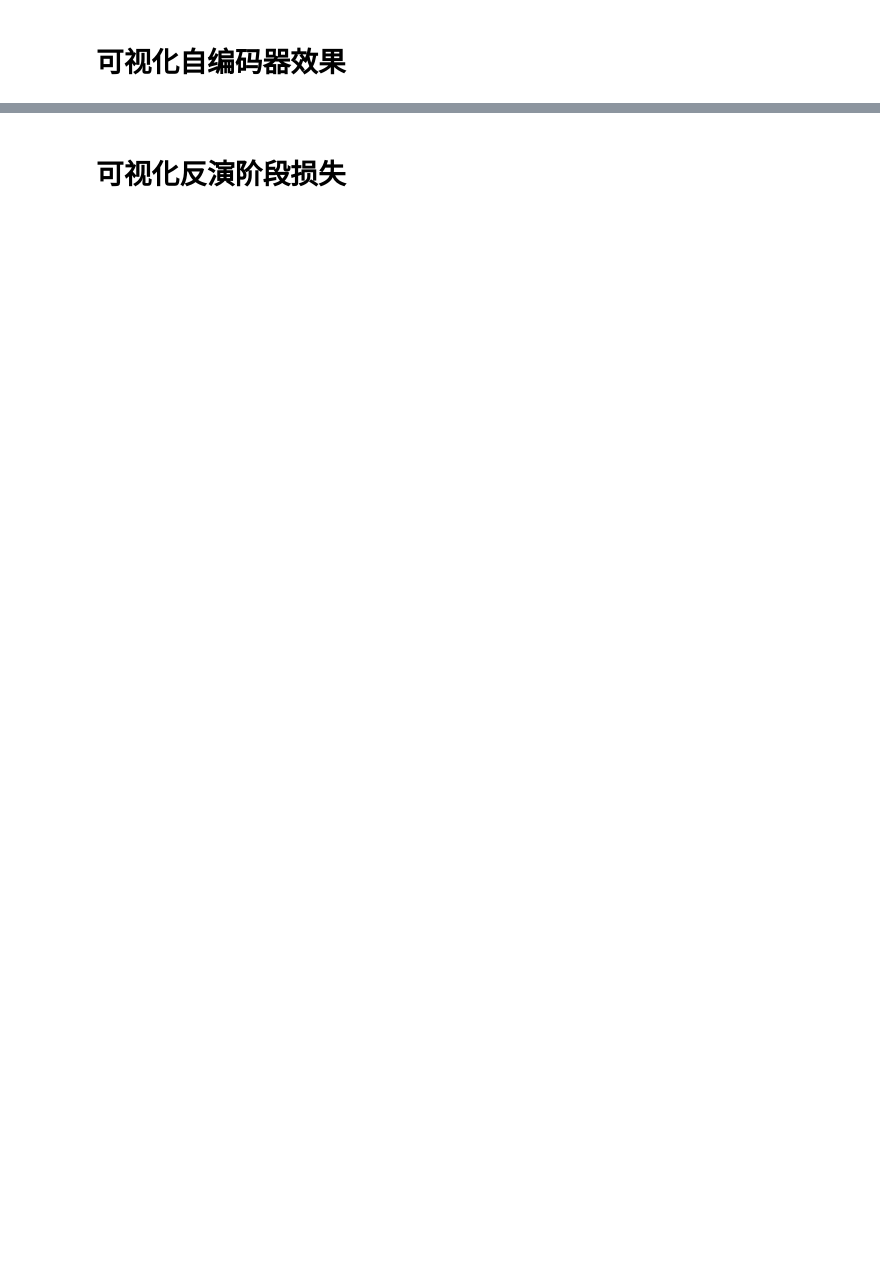
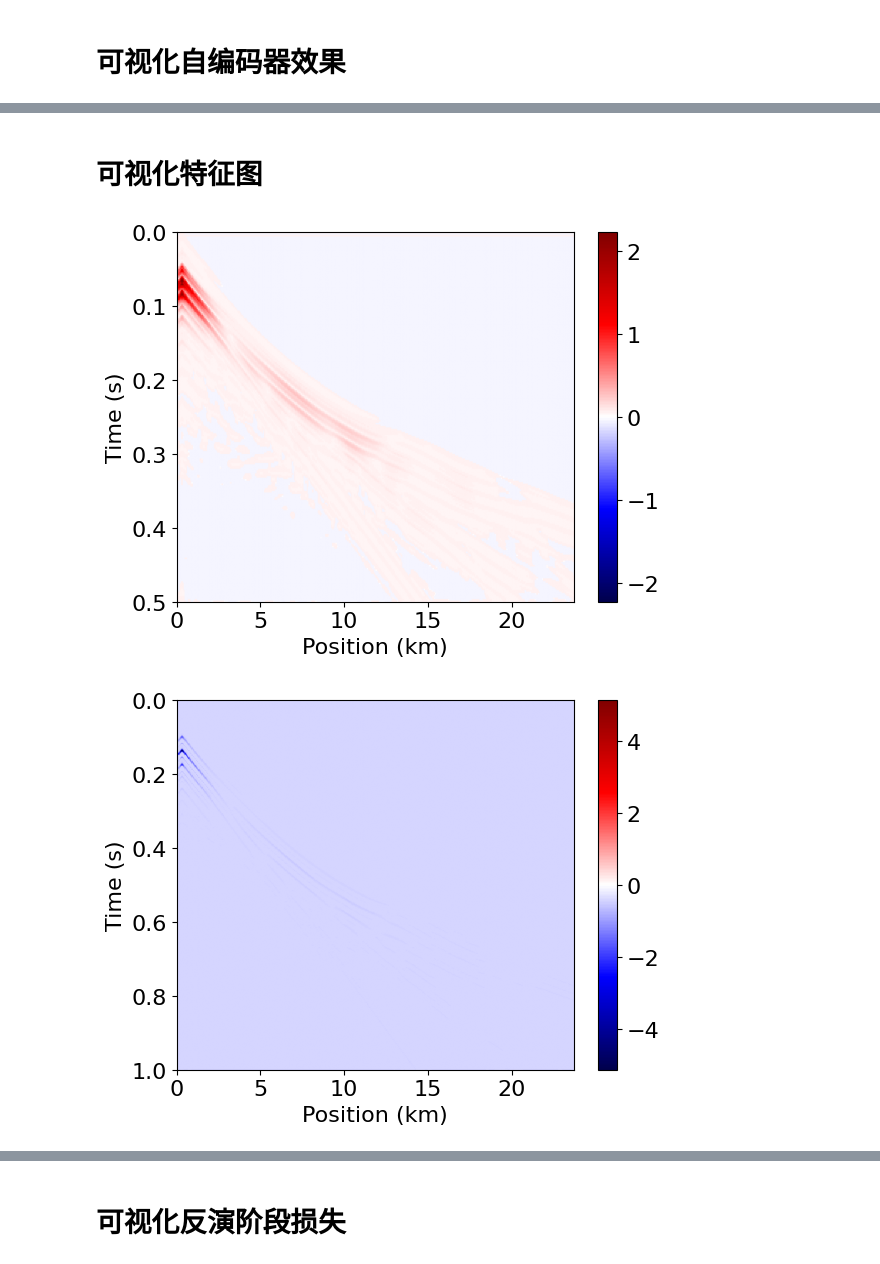
Before and after one commit to yibiaoliu/nn_loss, a Jupyter notebook: vis.ipynb, the cells around one changed output, grey strips where cells are left out. Cells and saved outputs as stored; diff of their text form; code cells hidden in the pictures; blank space fills up the shorter version.

```diff
--- a/vis.ipynb
+++ b/vis.ipynb
@@ -73,0 +68,10 @@ plot_shot(re_obs_signal.T, cfg.forward_par.dt, cfg.forward_par.grid_spacing, tit
+# %% [markdown]
+# 可视化特征图
+# %%
+scale = 1
+for feature in features:
+    feature = rearrange(feature,"r 1 t -> r t").detach().cpu().numpy()
+    plot_shot(feature.T, cfg.forward_par.dt, cfg.forward_par.grid_spacing, title='', pclip=1.0, scale=scale)
+# %% [output]
+[figure, added]
+[figure, added]
```
Also changed, not shown: parts of 8 cells of this notebook, 10 other files.
